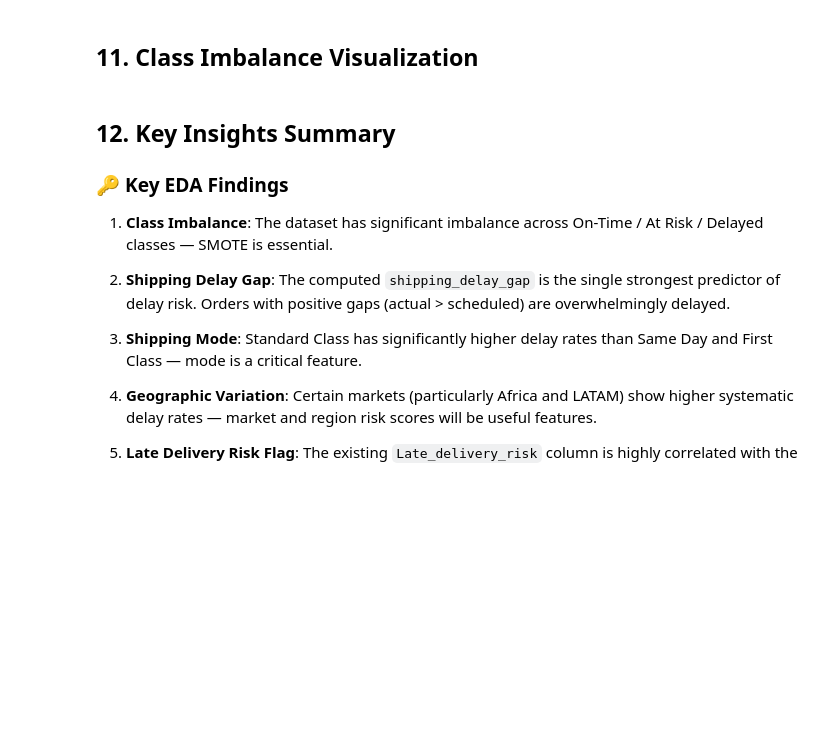
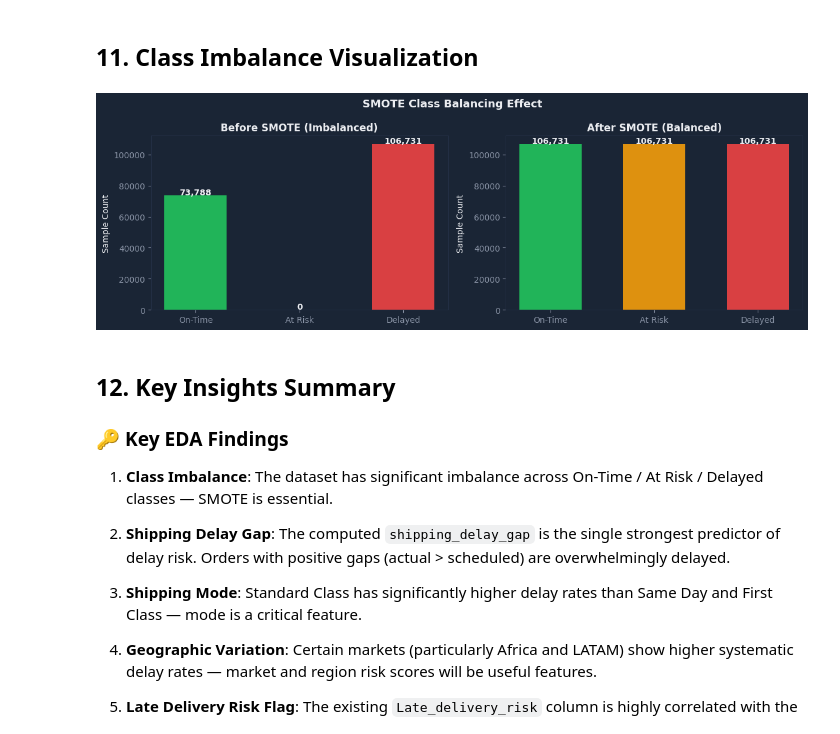
Before and after one commit to paradox-shivansh/AI_supply_chain_project, a Jupyter notebook: notebooks/01_EDA.ipynb, the cells around one changed output. Cells and saved outputs as stored; diff of their text form; code cells hidden in the pictures; blank space fills up the shorter version.

```diff
--- a/notebooks/01_EDA.ipynb
+++ b/notebooks/01_EDA.ipynb
@@ -33,6 +35,6 @@ print('Libraries loaded ✓')
 ## 1. Load Dataset
 # %%
 # Load dataset
-df = pd.read_csv('../data/supply_chain_data.csv', encoding='latin-1')
+df = pd.read_csv('D:\AI_supply_chain_project\DataCoSupplyChainDataset.csv\DataCoSupplyChainDataset.csv', encoding='latin-1')
 print(f'Shape: {df.shape}')
 print(f'Columns: {df.columns.tolist()}')
@@ -267,27 +355,29 @@ df[new_feats].describe()
 # %%
 from imblearn.over_sampling import SMOTE
 import numpy as np
 
-class_counts = df['Delay_Risk_Level'].value_counts().sort_index()
+class_counts = df['Delay_Risk_Level'].value_counts().sort_index().reindex([0, 1, 2], fill_value=0)
 balanced_counts = np.array([class_counts.max()] * 3)
 
 fig, axes = plt.subplots(1, 2, figsize=(12, 4))
 labels = ['On-Time', 'At Risk', 'Delayed']
 
 axes[0].bar(labels, class_counts.values, color=PALETTE, alpha=0.9, width=0.6)
 axes[0].set_title('Before SMOTE (Imbalanced)', fontweight='bold')
 axes[0].set_ylabel('Sample Count')
 for i, v in enumerate(class_counts.values):
     axes[0].text(i, v + 300, f'{v:,}', ha='center', fontweight='bold')
 
 axes[1].bar(labels, balanced_counts, color=PALETTE, alpha=0.9, width=0.6)
 axes[1].set_title('After SMOTE (Balanced)', fontweight='bold')
 axes[1].set_ylabel('Sample Count')
 for i, v in enumerate(balanced_counts):
     axes[1].text(i, v + 300, f'{v:,}', ha='center', fontweight='bold')
 
 plt.suptitle('SMOTE Class Balancing Effect', fontsize=13, fontweight='bold')
 plt.tight_layout(); plt.show()
+# %% [output]
+[figure, added]
 # %% [markdown]
 ## 12. Key Insights Summary
 
```
Also changed, not shown: parts of 17 cells of this notebook, 14 other files.
